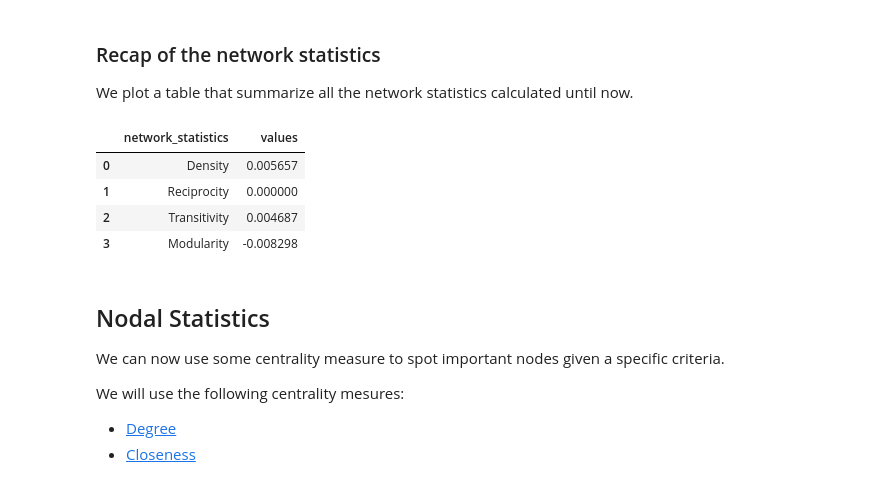
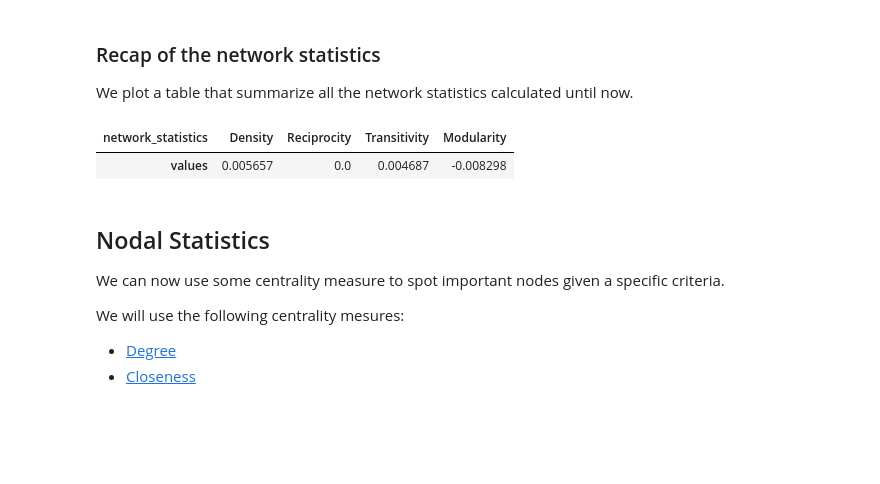
Before and after one commit to cMancio00/sand-2024, a Jupyter notebook: notebooks/Cortical.ipynb, the cells around one changed output. Drawn from its saved outputs; the diff is of its cells as text; code cells hidden in the pictures; blank space fills up the shorter version.

Commit message:
Fix dataframe plot

```diff
--- a/notebooks/Cortical.ipynb
+++ b/notebooks/Cortical.ipynb
@@ -292,20 +292,17 @@ We plot a table that summarize all the network statistics calculated until now.
 # %%
 import pandas as pd
 
 network_stats_dic = {
     "network_statistics": ["Density", "Reciprocity", "Transitivity", "Modularity"],
     "values": [density, reciprocity, transitivity, pyramidal_modularity]
 }
 
 network_stats = pd.DataFrame(network_stats_dic)
-
-network_stats.head()
+network_stats.set_index("network_statistics", inplace=True)
+network_stats.T.head()
 # %% [output]
-|  | network_statistics | values |
-| 0 | Density | 0.005657 |
-| 1 | Reciprocity | 0.000000 |
-| 2 | Transitivity | 0.004687 |
-| 3 | Modularity | -0.008298 |
+| network_statistics | Density | Reciprocity | Transitivity | Modularity |
+| values | 0.005657 | 0.0 | 0.004687 | -0.008298 |
 # %% [markdown]
 ## Nodal Statistics
 
```
Also changed, not shown: parts of 1 cell of this notebook.
